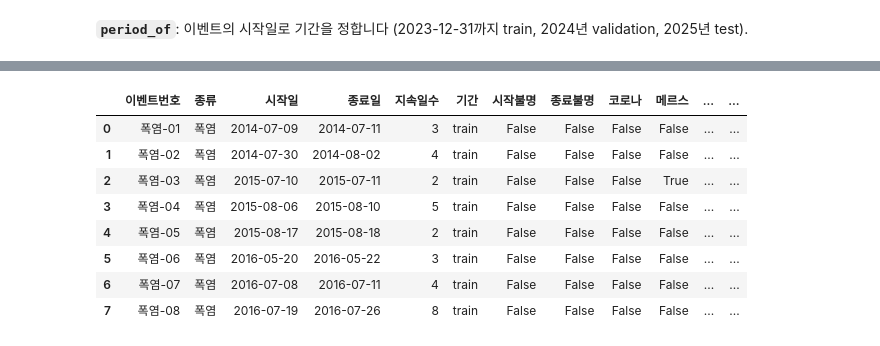
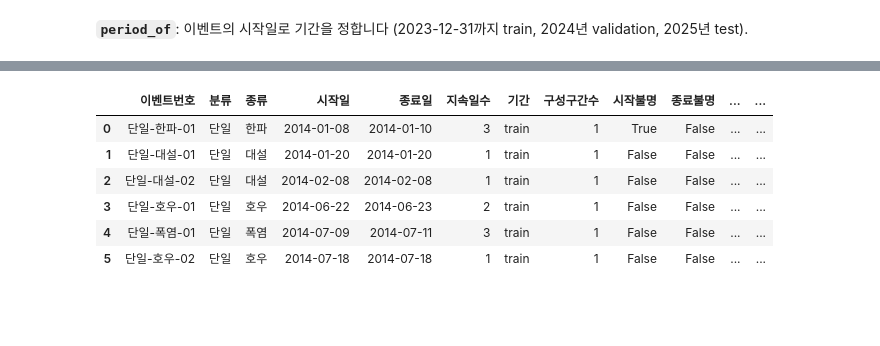
Before and after one commit to Eui-seung/TimeSeries, a Jupyter notebook: notebooks/02_event_counts.ipynb, the cells around one changed output, grey strips where cells are left out. Drawn from its saved outputs; the diff is of its cells as text; code cells hidden in the pictures; blank space fills up the shorter version.

```diff
--- a/notebooks/02_event_counts.ipynb
+++ b/notebooks/02_event_counts.ipynb
@@ -99,0 +106,7 @@ def period_of(d):
+# %%
+runs = []
+for kind, col in EVENT_TYPES.items():
+    for (a, b, left, right) in make_runs(cal[col]):
+        runs.append({'종류': kind, '시작': a, '종료': b, '시작불명': left, '종료불명': right})
+R = pd.DataFrame(runs).sort_values(['시작', '종료', '종류']).reset_index(drop=True)
+print('구간', len(R), '개:', R.종류.value_counts().to_dict())
@@ -99,0 +117,12 @@ def period_of(d):
+# %%
+comp, cur_end, cid = [], None, -1
+for _, r in R.iterrows():
+    if cur_end is None or r.시작 > cur_end:                    # 앞 묶음과 겹치지 않으면 새 묶음
+        cid += 1
+        cur_end = r.종료
+    else:
+        cur_end = max(cur_end, r.종료)
+    comp.append(cid)
+R['묶음'] = comp
+KIND_ORDER = list(EVENT_TYPES)
+print('묶음', R.묶음.nunique(), '개 | 단일', int((R.groupby('묶음').size() == 1).sum()), '개, 복합', int((R.groupby('묶음').size() > 1).sum()), '개')
@@ -100,29 +133,38 @@ def period_of(d):
 # %%
-REASONS = ['파일경계', '코로나·메르스', '공휴일·명절·근로자의날·파업', '다른특보', '계단더미±30일']     # 제외 순서
+REASONS = ['파일경계', '코로나·메르스', '공휴일·명절·근로자의날·파업', '계단더미±30일']     # 제외 순서
 rows = []
-for kind, col in EVENT_TYPES.items():
-    others = [c for k, c in EVENT_TYPES.items() if k != kind]
-    for n, (a, b, left, right) in enumerate(make_runs(cal[col]), start=1):
-        w = slice(a, min(b + pd.Timedelta(days=ALERT_MASK_AFTER_DAYS), cal.index.max()))       # 겹침 확인 창
-        win = cal.loc[w]
-        f = {
-            '파일경계': bool(left or right),
-            '코로나·메르스': bool(win.covid.any() or win.mers.any()),
-            '공휴일·명절·근로자의날·파업': bool(win.holiday.any() or win.myeongjeol_pm2.any() or win.labor_day.any() or win.strike.any()),
-            '다른특보': bool((win[others] == 1).any().any()),
-            '계단더미±30일': bool(near_step.loc[w].any()),
-        }
-        rows.append({'이벤트번호': f'{kind}-{n:02d}', '종류': kind, '시작일': a.date(), '종료일': b.date(), '지속일수': (b - a).days + 1, '기간': period_of(a),
-                     '시작불명': left, '종료불명': right, '코로나': bool(win.covid.any()), '메르스': bool(win.mers.any()), '공휴일': bool(win.holiday.any()),
-                     '명절±2': bool(win.myeongjeol_pm2.any()), '근로자의날': bool(win.labor_day.any()), '파업': bool(win.strike.any()), '다른특보': f['다른특보'],
-                     '계단더미±30일': f['계단더미±30일'], '시청집회(참고)': bool(win.rally_cityhall.any()),
-                     '기간경계걸침': period_of(b) != period_of(a),
-                     '제외단계': next((i + 1 for i, r in enumerate(REASONS) if f[r]), 0), '깨끗함': not any(f.values())})
-ev = pd.DataFrame(rows)
-ev['제외사유'] = ev.apply(lambda r: ', '.join(x for x in REASONS if x == '파일경계' and (r.시작불명 or r.종료불명)
-                                          or x == '코로나·메르스' and (r.코로나 or r.메르스)
-                                          or x == '공휴일·명절·근로자의날·파업' and (r.공휴일 or r['명절±2'] or r.근로자의날 or r.파업)
-                                          or x == '다른특보' and r.다른특보 or x == '계단더미±30일' and r['계단더미±30일']), axis=1)
-print('이벤트', len(ev), '개 | 깨끗한 이벤트', int(ev.깨끗함.sum()), '개')
-ev.head(8)
+for cid, g in R.groupby('묶음'):
+    kinds = [k for k in KIND_ORDER if k in set(g.종류)]
+    cls = '단일' if len(g) == 1 else '복합'
+    assert cls == '단일' or len(kinds) >= 2, '같은 종류끼리 겹칠 수 없음'
+    a, b = g.시작.min(), g.종료.max()
+    left, right = bool(g.시작불명.any()), bool(g.종료불명.any())
+    # 해제 후 7일 안에 시작하는 다른 묶음의 특보
+    nxt = R[(R.묶음 != cid) & (R.시작 > b) & (R.시작 <= b + pd.Timedelta(days=ALERT_MASK_AFTER_DAYS))]
+    next_start = nxt.시작.min() if len(nxt) else pd.NaT
+    next_kinds = '+'.join(k for k in KIND_ORDER if k in set(nxt[nxt.시작 == next_start].종류)) if len(nxt) else ''
+    other_after = bool(len(nxt[~nxt.종류.isin(kinds)]))          # 종료 후 7일 안에 다른 종류 특보가 있는가 (민감도 기준)
+    w = slice(a, min(b + pd.Timedelta(days=ALERT_MASK_AFTER_DAYS), cal.index.max()))       # 겹침 확인 창
+    win = cal.loc[w]
+    f = {'파일경계': left or right,
+         '코로나·메르스': bool(win.covid.any() or win.mers.any()),
+         '공휴일·명절·근로자의날·파업': bool(win.holiday.any() or win.myeongjeol_pm2.any() or win.labor_day.any() or win.strike.any()),
+         '계단더미±30일': bool(near_step.loc[w].any())}
+    rows.append({'분류': cls, '종류': '+'.join(kinds), '시작일': a.date(), '종료일': b.date(), '지속일수': (b - a).days + 1, '기간': period_of(a),
+                 '구성구간수': len(g), '시작불명': left, '종료불명': right, '코로나': bool(win.covid.any()), '메르스': bool(win.mers.any()), '공휴일': bool(win.holiday.any()),
+                 '명절±2': bool(win.myeongjeol_pm2.any()), '근로자의날': bool(win.labor_day.any()), '파업': bool(win.strike.any()), '계단더미±30일': f['계단더미±30일'],
+                 '시청집회(참고)': bool(win.rally_cityhall.any()), '기간경계걸침': period_of(b) != period_of(a),
+                 '해제후7일내_다른종류특보': other_after, '민감도단일': cls == '단일' and not other_after,
+                 '다음특보시작일': next_start.date() if len(nxt) else None, '다음특보종류': next_kinds,
+                 'long_event': (b - a).days + 1 > 14,
+                 '제외단계': next((i + 1 for i, r_ in enumerate(REASONS) if f[r_]), 0), '깨끗함': not any(f.values()),
+                 '구성구간': '; '.join(f'{r_.종류} {r_.시작.date()}~{r_.종료.date()}' for r_ in g.itertuples())})
+ev = pd.DataFrame(rows).sort_values(['시작일', '종류']).reset_index(drop=True)
+ev.insert(0, '이벤트번호', [f"{c}-{k}-{i:02d}" for c, k, i in zip(ev.분류, ev.종류, ev.groupby(['분류', '종류']).cumcount() + 1)])
+ev['제외사유'] = ev.apply(lambda r_: ', '.join(x for x in REASONS if x == '파일경계' and (r_.시작불명 or r_.종료불명)
+                                          or x == '코로나·메르스' and (r_.코로나 or r_.메르스)
+                                          or x == '공휴일·명절·근로자의날·파업' and (r_.공휴일 or r_['명절±2'] or r_.근로자의날 or r_.파업)
+                                          or x == '계단더미±30일' and r_['계단더미±30일']), axis=1)
+print('이벤트', len(ev), '개 (단일', int((ev.분류 == '단일').sum()), '/ 복합', int((ev.분류 == '복합').sum()), '/ 민감도 단일', int(ev.민감도단일.sum()), ') | 깨끗한 이벤트', int(ev.깨끗함.sum()), '개')
+ev.head(6)
 # %% [output]
@@ -130,9 +172,7 @@ ev.head(8)
-|  | 이벤트번호 | 종류 | 시작일 | 종료일 | 지속일수 | 기간 | 시작불명 | 종료불명 | 코로나 | 메르스 | ... | ... |
-| 0 | 폭염-01 | 폭염 | 2014-07-09 | 2014-07-11 | 3 | train | False | False | False | False | ... | ... |
-| 1 | 폭염-02 | 폭염 | 2014-07-30 | 2014-08-02 | 4 | train | False | False | False | False | ... | ... |
-| 2 | 폭염-03 | 폭염 | 2015-07-10 | 2015-07-11 | 2 | train | False | False | False | True | ... | ... |
-| 3 | 폭염-04 | 폭염 | 2015-08-06 | 2015-08-10 | 5 | train | False | False | False | False | ... | ... |
-| 4 | 폭염-05 | 폭염 | 2015-08-17 | 2015-08-18 | 2 | train | False | False | False | False | ... | ... |
-| 5 | 폭염-06 | 폭염 | 2016-05-20 | 2016-05-22 | 3 | train | False | False | False | False | ... | ... |
-| 6 | 폭염-07 | 폭염 | 2016-07-08 | 2016-07-11 | 4 | train | False | False | False | False | ... | ... |
-| 7 | 폭염-08 | 폭염 | 2016-07-19 | 2016-07-26 | 8 | train | False | False | False | False | ... | ... |
+|  | 이벤트번호 | 분류 | 종류 | 시작일 | 종료일 | 지속일수 | 기간 | 구성구간수 | 시작불명 | 종료불명 | ... | ... |
+| 0 | 단일-한파-01 | 단일 | 한파 | 2014-01-08 | 2014-01-10 | 3 | train | 1 | True | False | ... | ... |
+| 1 | 단일-대설-01 | 단일 | 대설 | 2014-01-20 | 2014-01-20 | 1 | train | 1 | False | False | ... | ... |
+| 2 | 단일-대설-02 | 단일 | 대설 | 2014-02-08 | 2014-02-08 | 1 | train | 1 | False | False | ... | ... |
+| 3 | 단일-호우-01 | 단일 | 호우 | 2014-06-22 | 2014-06-23 | 2 | train | 1 | False | False | ... | ... |
+| 4 | 단일-폭염-01 | 단일 | 폭염 | 2014-07-09 | 2014-07-11 | 3 | train | 1 | False | False | ... | ... |
+| 5 | 단일-호우-02 | 단일 | 호우 | 2014-07-18 | 2014-07-18 | 1 | train | 1 | False | False | ... | ... |
```
Also changed, not shown: parts of 37 cells of this notebook, 15 other files.
